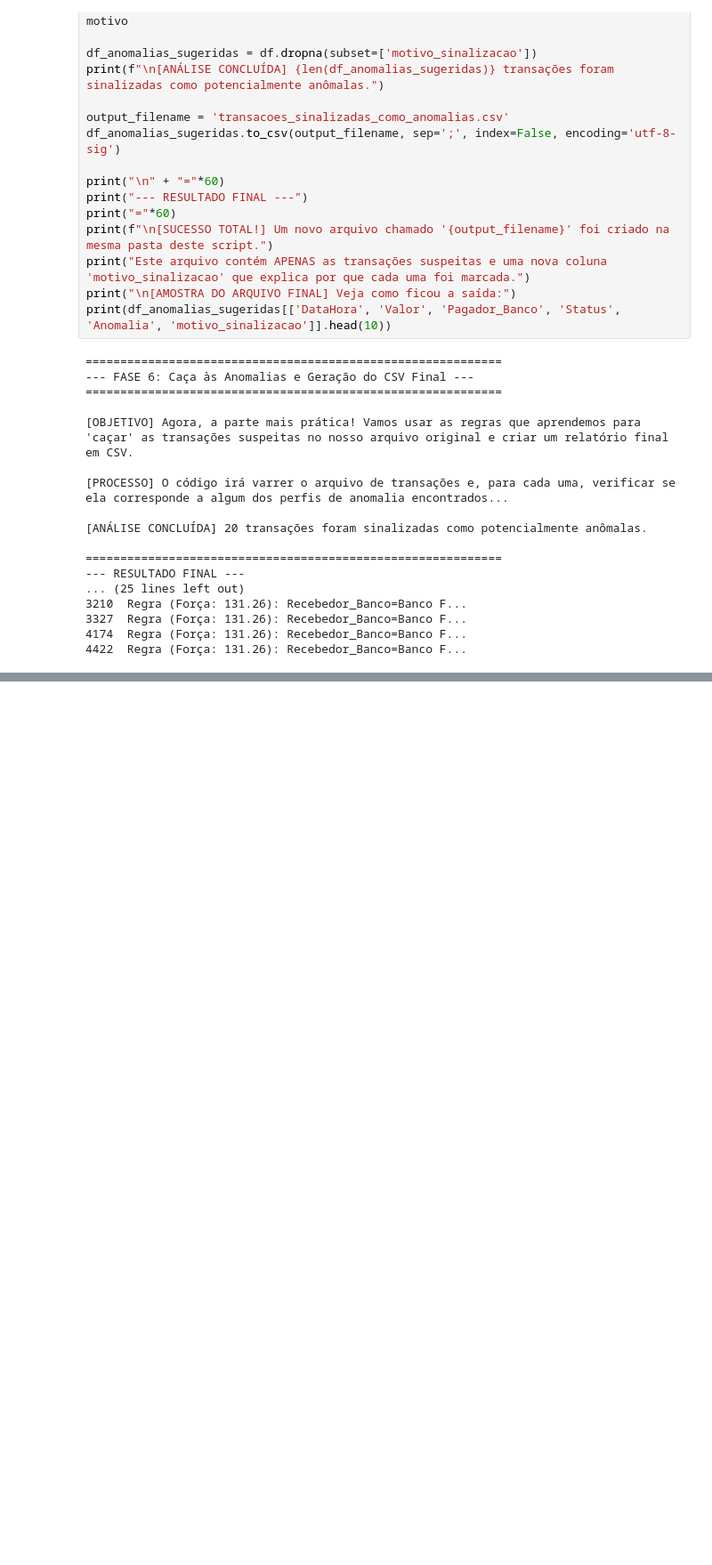
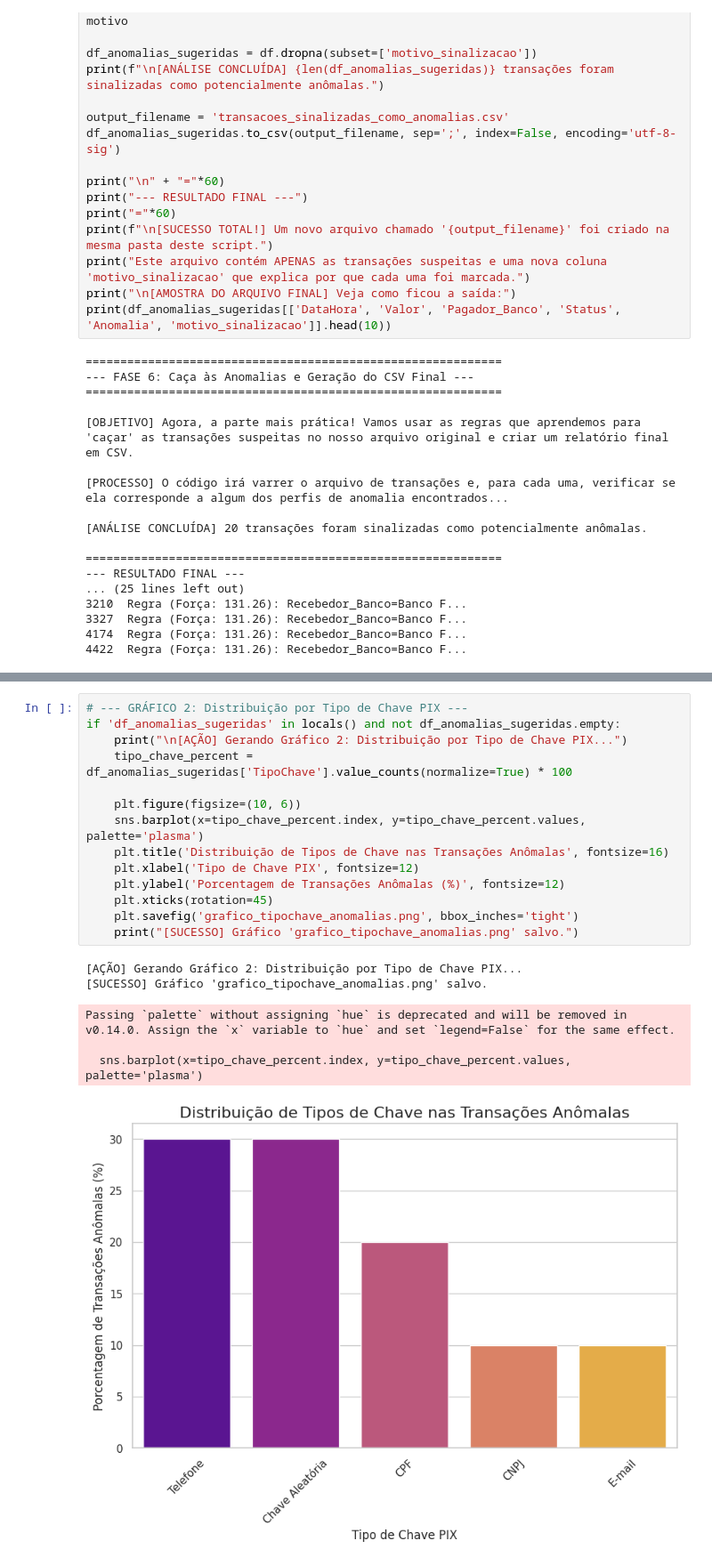
Before and after one commit to Namem/analisePix, a Jupyter notebook: analise_fraude_pix.ipynb, the cells around one changed output, grey strips where cells are left out. Shown at 89% size. Saved outputs shown, nothing was run; the diff lists cells and outputs as text; blank space fills up the shorter version.

```diff
--- a/analise_fraude_pix.ipynb
+++ b/analise_fraude_pix.ipynb
@@ -256,0 +320,21 @@ print(df_anomalias_sugeridas[['DataHora', 'Valor', 'Pagador_Banco', 'Status', 'A
+# %%
+# --- GRÁFICO 2: Distribuição por Tipo de Chave PIX ---
+if 'df_anomalias_sugeridas' in locals() and not df_anomalias_sugeridas.empty:
+    print("\n[AÇÃO] Gerando Gráfico 2: Distribuição por Tipo de Chave PIX...")
+    tipo_chave_percent = df_anomalias_sugeridas['TipoChave'].value_counts(normalize=True) * 100
+
+    plt.figure(figsize=(10, 6))
+    sns.barplot(x=tipo_chave_percent.index, y=tipo_chave_percent.values, palette='plasma')
+    plt.title('Distribuição de Tipos de Chave nas Transações Anômalas', fontsize=16)
+    plt.xlabel('Tipo de Chave PIX', fontsize=12)
+    plt.ylabel('Porcentagem de Transações Anômalas (%)', fontsize=12)
+    plt.xticks(rotation=45)
+    plt.savefig('grafico_tipochave_anomalias.png', bbox_inches='tight')
+    print("[SUCESSO] Gráfico 'grafico_tipochave_anomalias.png' salvo.")
+# %% [output]
+[AÇÃO] Gerando Gráfico 2: Distribuição por Tipo de Chave PIX...
+[SUCESSO] Gráfico 'grafico_tipochave_anomalias.png' salvo.
+Passing `palette` without assigning `hue` is deprecated and will be removed in v0.14.0. Assign the `x` variable to `hue` and set `legend=False` for the same effect.
+
+  sns.barplot(x=tipo_chave_percent.index, y=tipo_chave_percent.values, palette='plasma')
+[figure, added]
```
Also changed, not shown: parts of 8 cells of this notebook.
